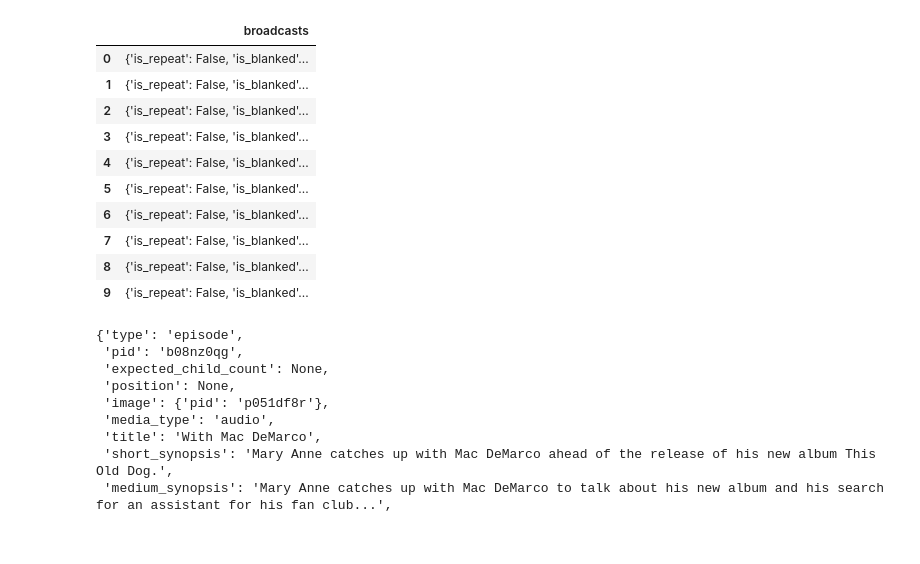
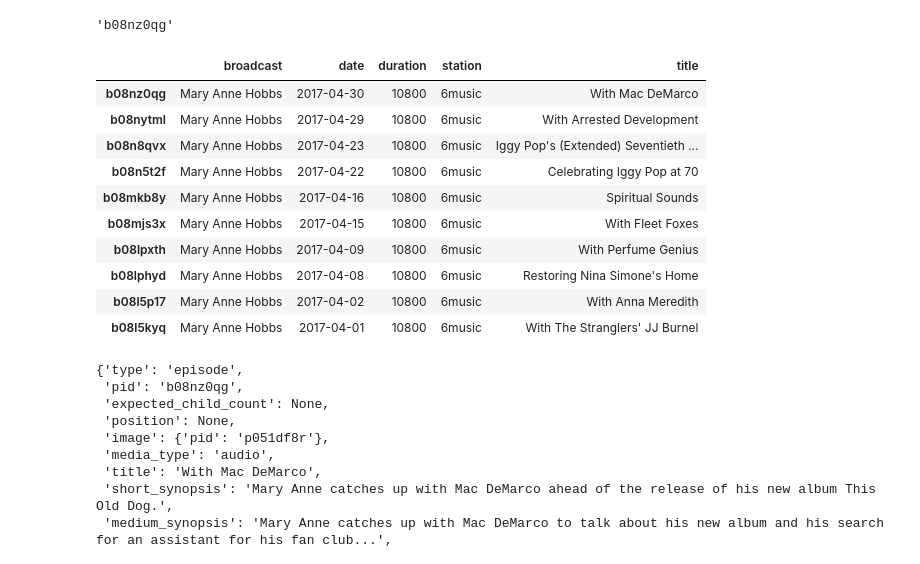
Before and after one commit to nicktids/shaped_by_radio, a Jupyter notebook: notebooks/Clifton-functions.ipynb, the cells around one changed output. Cells and saved outputs as stored; diff of their text form; code cells hidden in the pictures.

```diff
--- a/notebooks/Clifton-functions.ipynb
+++ b/notebooks/Clifton-functions.ipynb
@@ -55,6 +57,28 @@ def get_shows_in_mth(broadcast_pid, year, mth,session=session,
     '''
     Function that takes the Broadcaster/show, Year (int) and Month (int 1=Jan 12=Dec)
     and returns dictionaty of the show pids with the title
+    for a given broadcaster returns a dictionary of the years and
+    months a given broadcast show has been on.
+
+    Parameters
+    ----------
+    broadcast_pid : the shows underlying pid
+    year : year
+    mth : month
+
+    session : Requests session
+
+    api_url : bbc api as of 2019
+
+    calendar = the api string that gets all the json for the years and months
+
+    Returns
+    -------
+    List
+        0 : full show json
+        1 : Dictionary, key episode pid : [episode_date, Broadcaster, show title]
+
+
     '''
     show_dic = {}
     ep_in_mth_url = url + api_mth.format(pid=MAH,year=year,month=mth)
@@ -64,10 +88,13 @@ def get_shows_in_mth(broadcast_pid, year, mth,session=session,
 
     for x in show_json['broadcasts']:
         pid= x['programme']['pid']
-        shows[pid] = [x['programme']['programme']['title'],
-                      x['programme']['title']
-                     ]
-    return show_json
+        shows[pid] = {"date" : x['schedule_date'],
+                      "broadcast" : x['programme']['programme']['title'],
+                      'title' : x['programme']['title'],
+                      'duration' : x['programme']['duration'],
+                      'station' : x['programme']['ownership']['service']['key']
+                     }
+    return [show_json,shows]
 # %%
 def get_episode(episode_pid, session=session,
                api_url='http://clifton.api.bbci.co.uk',
@@ -85,0 +195,5 @@ sj = get_shows_in_mth(my_shape['MAH'],2017,4)
+# %%
+ep_get = list(sj[1].keys())[0]
+ep_get
+# %% [output]
+'b08nz0qg'
@@ -86,19 +202,19 @@ sj = get_shows_in_mth(my_shape['MAH'],2017,4)
 # %%
-s = pd.DataFrame(sj)
+s = pd.DataFrame(sj[1])
 # %%
-s
+s.T
 # %% [output]
-|  | broadcasts |
-| 0 | {'is_repeat': False, 'is_blanked'... |
-| 1 | {'is_repeat': False, 'is_blanked'... |
-| 2 | {'is_repeat': False, 'is_blanked'... |
-| 3 | {'is_repeat': False, 'is_blanked'... |
-| 4 | {'is_repeat': False, 'is_blanked'... |
-| 5 | {'is_repeat': False, 'is_blanked'... |
-| 6 | {'is_repeat': False, 'is_blanked'... |
-| 7 | {'is_repeat': False, 'is_blanked'... |
-| 8 | {'is_repeat': False, 'is_blanked'... |
-| 9 | {'is_repeat': False, 'is_blanked'... |
+|  | broadcast | date | duration | station | title |
+| b08nz0qg | Mary Anne Hobbs | 2017-04-30 | 10800 | 6music | With Mac DeMarco |
+| b08nytml | Mary Anne Hobbs | 2017-04-29 | 10800 | 6music | With Arrested Development |
+| b08n8qvx | Mary Anne Hobbs | 2017-04-23 | 10800 | 6music | Iggy Pop's (Extended) Seventieth ... |
+| b08n5t2f | Mary Anne Hobbs | 2017-04-22 | 10800 | 6music | Celebrating Iggy Pop at 70 |
+| b08mkb8y | Mary Anne Hobbs | 2017-04-16 | 10800 | 6music | Spiritual Sounds |
+| b08mjs3x | Mary Anne Hobbs | 2017-04-15 | 10800 | 6music | With Fleet Foxes |
+| b08lpxth | Mary Anne Hobbs | 2017-04-09 | 10800 | 6music | With Perfume Genius |
+| b08lphyd | Mary Anne Hobbs | 2017-04-08 | 10800 | 6music | Restoring Nina Simone's Home |
+| b08l5p17 | Mary Anne Hobbs | 2017-04-02 | 10800 | 6music | With Anna Meredith |
+| b08l5kyq | Mary Anne Hobbs | 2017-04-01 | 10800 | 6music | With The Stranglers' JJ Burnel |
 # %%
 show = {}
 shows={}
```
Also changed, not shown: parts of 11 cells of this notebook, 1 other file.
